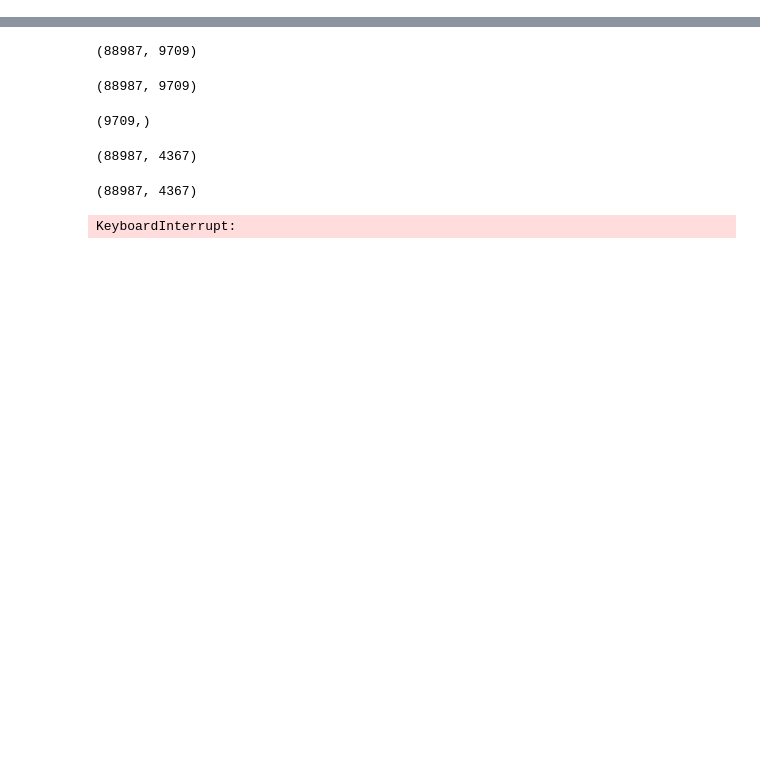
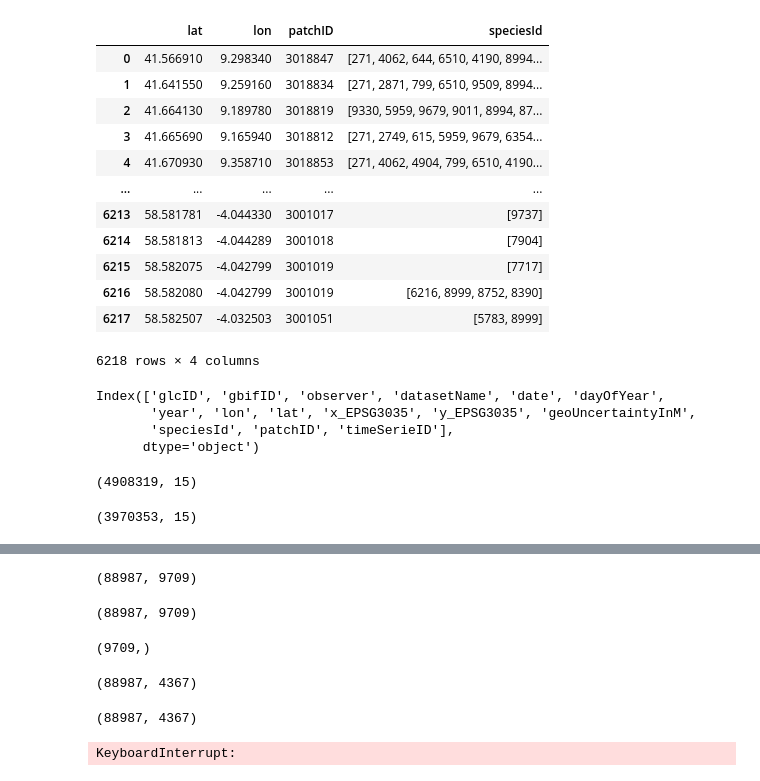
Before and after one commit to ninavantiel/multi_scale_SDMs, a Jupyter notebook: test.ipynb, the cells around one changed output, grey strips where cells are left out. Cells and saved outputs as stored; diff of their text form; code cells hidden in the pictures; blank space fills up the shorter version.

```diff
--- a/test.ipynb
+++ b/test.ipynb
@@ -1,2 +1,36 @@
 # %%
 from train_model import *
+# %%
+run_name = '0604_env1_1'
+path_to_config = f"{modeldir}{run_name}/config.json"
+with open(path_to_config, "r") as f:
+    config = json.load(f)
+config = {k: v if v != "" else None for k,v in config.items()}
+
+log_wandb = config['log_wandb']
+wandb_project = config['wandb_project']
+wandb_id = config['wandb_id']
+env_model = config['env_model']
+sat_model = config['sat_model']
+dataset = config['dataset']
+random_bg = config['random_bg']
+embed_shape = config['embed_shape']
+loss = config['loss']
+lambda2 = config['lambda2']
+n_epochs = config['n_epochs']
+batch_size = config['batch_size']
+learning_rate = config['learning_rate']
+weight_decay = config['weight_decay']
+num_workers_train = config['num_workers_train']
+num_workers_val = config['num_workers_val']
+seed = config['seed']
+# %%
+train_data, val_data, model, optimizer, multimodal, autoencoder = setup_model(
+    env_model=env_model,
+    sat_model=sat_model,
+    dataset=dataset,
+    random_bg=random_bg,
+    embed_shape=embed_shape,
+    learning_rate=learning_rate,
+    weight_decay=weight_decay,
+    seed=seed)
@@ -2,0 +51,32 @@ from train_model import *
+# %%
+val_data.items
+# %% [output]
+|  | lat | lon | patchID | speciesId |
+| 0 | 41.566910 | 9.298340 | 3018847 | [271, 4062, 644, 6510, 4190, 8994... |
+| 1 | 41.641550 | 9.259160 | 3018834 | [271, 2871, 799, 6510, 9509, 8994... |
+| 2 | 41.664130 | 9.189780 | 3018819 | [9330, 5959, 9679, 9011, 8994, 87... |
+| 3 | 41.665690 | 9.165940 | 3018812 | [271, 2749, 615, 5959, 9679, 6354... |
+| 4 | 41.670930 | 9.358710 | 3018853 | [271, 4062, 4904, 799, 6510, 4190... |
+| ... | ... | ... | ... | ... |
+| 6213 | 58.581781 | -4.044330 | 3001017 | [9737] |
+| 6214 | 58.581813 | -4.044289 | 3001018 | [7904] |
+| 6215 | 58.582075 | -4.042799 | 3001019 | [7717] |
+| 6216 | 58.582080 | -4.042799 | 3001019 | [6216, 8999, 8752, 8390] |
+| 6217 | 58.582507 | -4.032503 | 3001051 | [5783, 8999] |
+6218 rows × 4 columns
+# %%
+po = pd.read_csv('data/GLC23/Presence_only_occurrences/Presences_only_train.csv', sep=';')
+po.columns
+# %% [output]
+Index(['glcID', 'gbifID', 'observer', 'datasetName', 'date', 'dayOfYear',
+       'year', 'lon', 'lat', 'x_EPSG3035', 'y_EPSG3035', 'geoUncertaintyInM',
+       'speciesId', 'patchID', 'timeSerieID'],
+      dtype='object')
+# %%
+po.shape
+# %% [output]
+(4908319, 15)
+# %%
+po.drop_duplicates(['lon', 'lat','patchID']).shape
+# %% [output]
+(3970353, 15)
```
Also changed, not shown: parts of 9 cells of this notebook, 5 other files.
